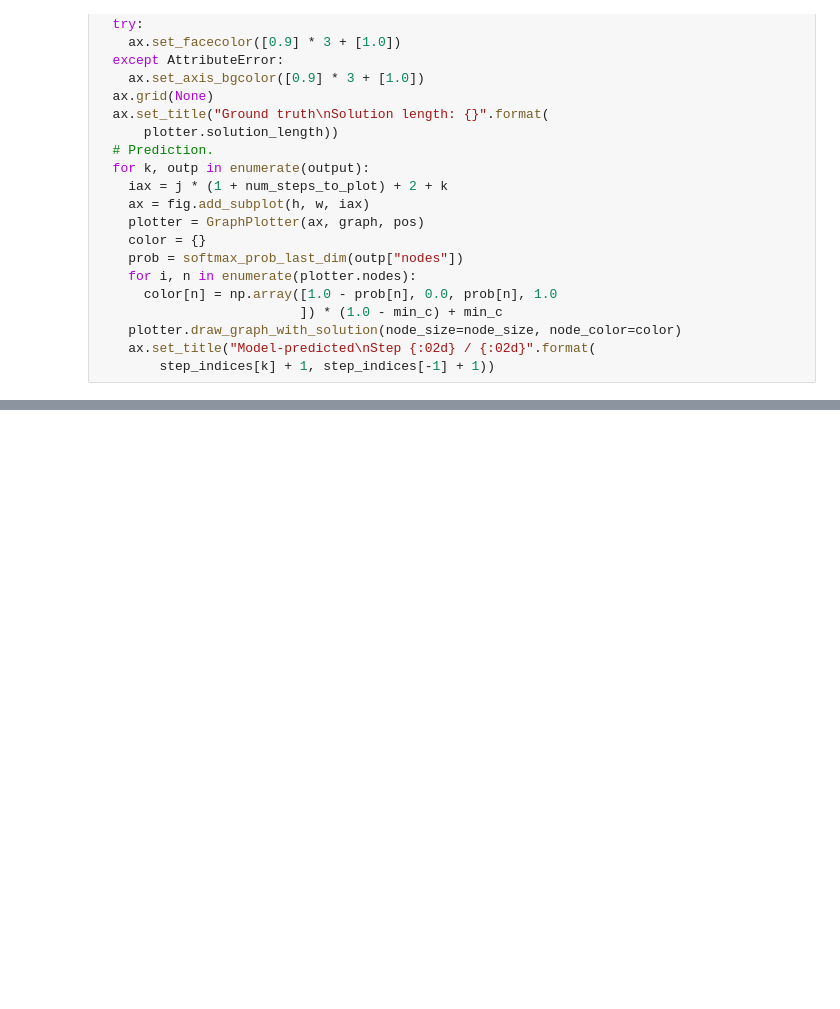
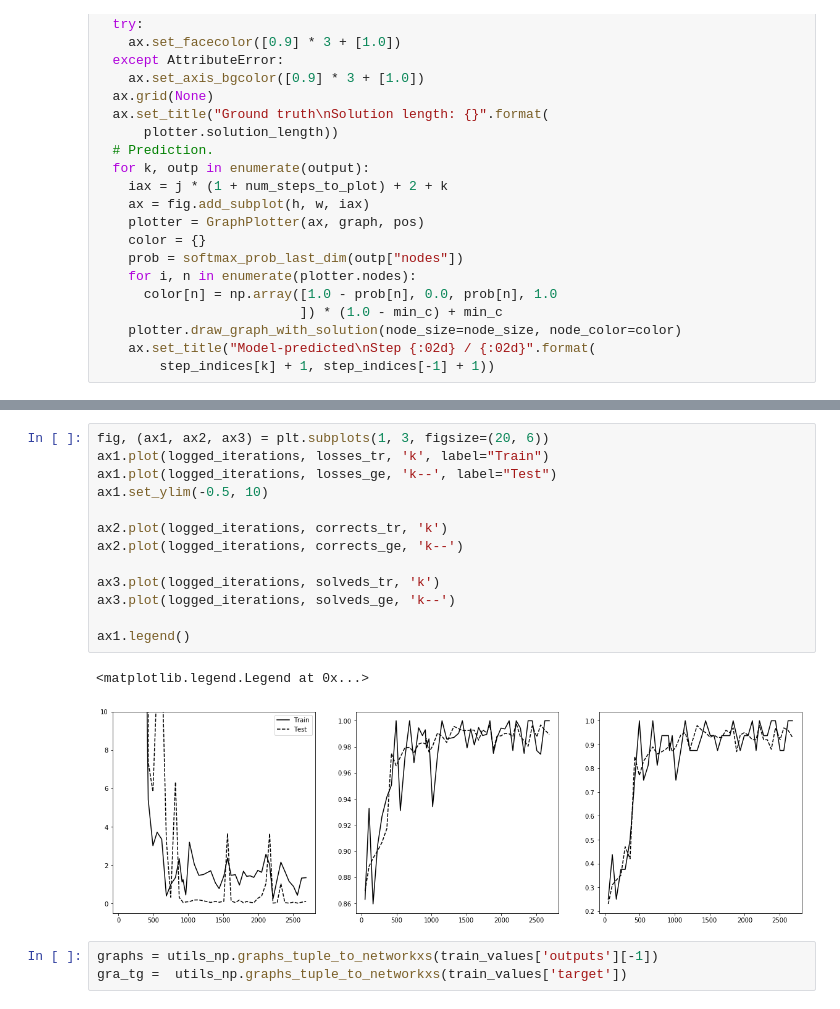
Before and after one commit to hugcis/graph_nets-IM, a Jupyter notebook: oracle_net.ipynb, the cells around one changed output, grey strips where cells are left out. Saved outputs shown, nothing was run; the diff lists cells and outputs as text; blank space fills up the shorter version.

```diff
--- a/oracle_net.ipynb
+++ b/oracle_net.ipynb
@@ -893,0 +927,19 @@ for j, (graph, target, output) in enumerate(zip(raw_graphs, targets, outputs)):
+# %%
+fig, (ax1, ax2, ax3) = plt.subplots(1, 3, figsize=(20, 6))
+ax1.plot(logged_iterations, losses_tr, 'k', label="Train")
+ax1.plot(logged_iterations, losses_ge, 'k--', label="Test")
+ax1.set_ylim(-0.5, 10)
+
+ax2.plot(logged_iterations, corrects_tr, 'k')
+ax2.plot(logged_iterations, corrects_ge, 'k--')
+
+ax3.plot(logged_iterations, solveds_tr, 'k')
+ax3.plot(logged_iterations, solveds_ge, 'k--')
+
+ax1.legend()
+# %% [output]
+<matplotlib.legend.Legend at 0x...>
+[figure, added]
+# %%
+graphs = utils_np.graphs_tuple_to_networkxs(train_values['outputs'][-1])
+gra_tg =  utils_np.graphs_tuple_to_networkxs(train_values['target'])
```
Also changed, not shown: parts of 11 cells of this notebook, 1 other file.
